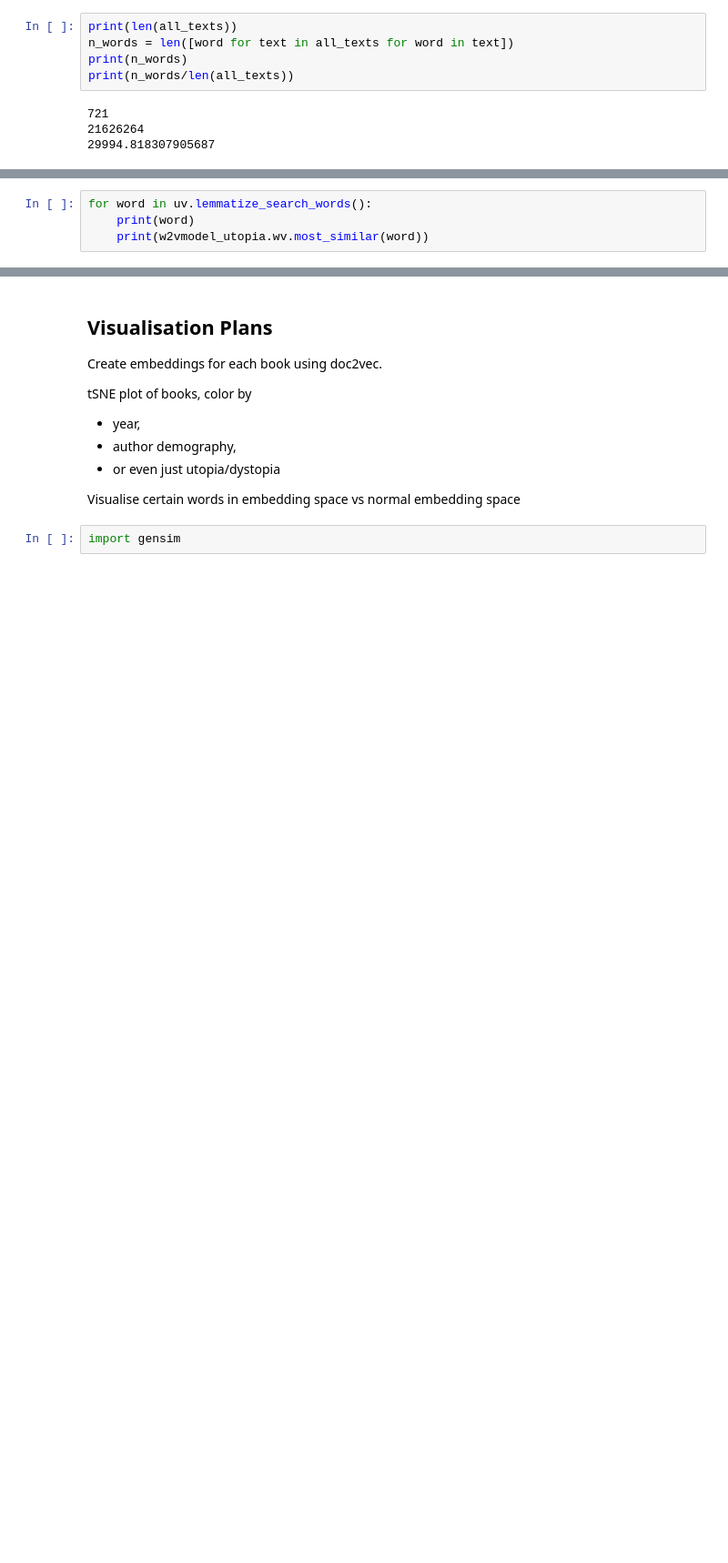
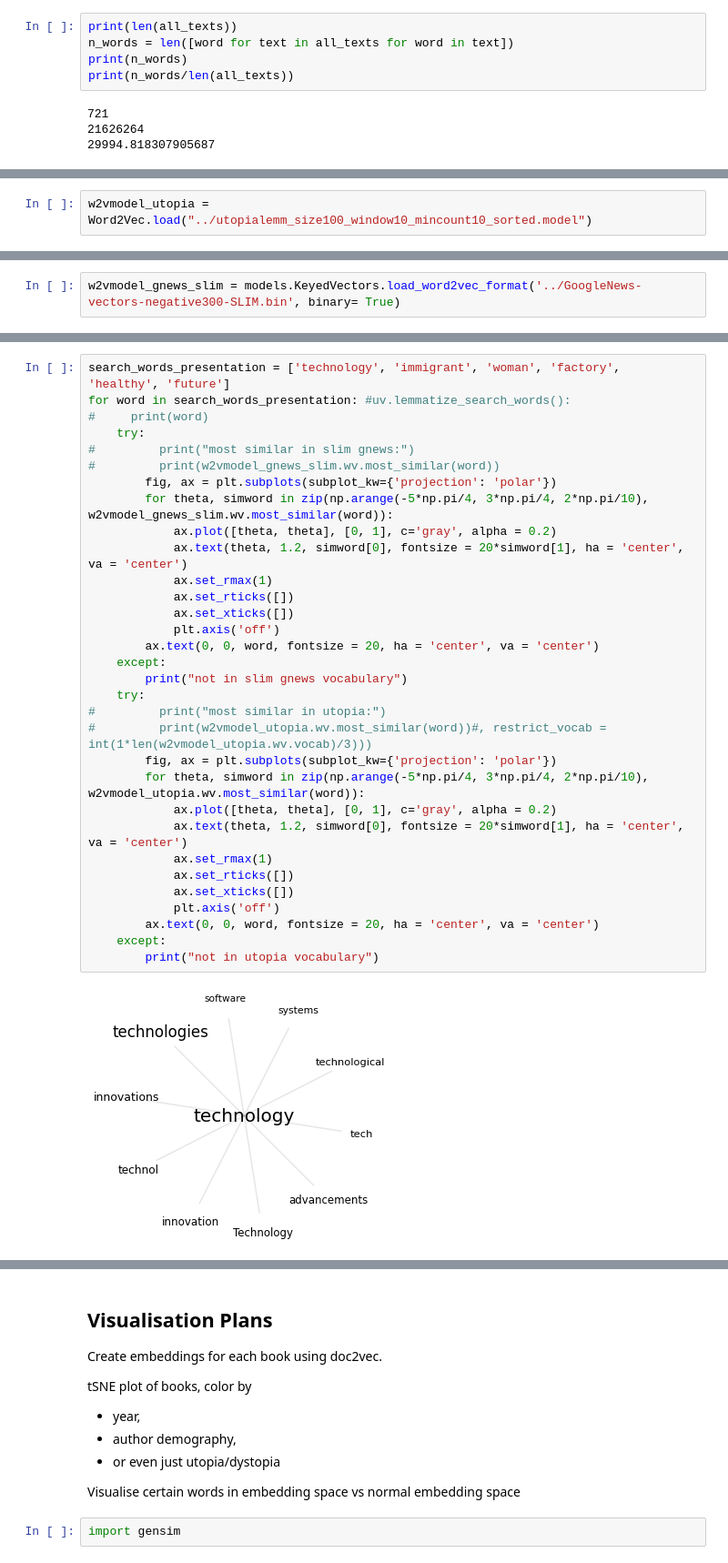
Before and after one commit to bhargavvader/UtopianVectors, a Jupyter notebook: corpus_analysis.ipynb, the cells around one changed output, grey strips where cells are left out. Shown at 91% size. Drawn from its saved outputs; the diff is of its cells as text; blank space fills up the shorter version.

Commit message:
plots for presentation

```diff
--- a/corpus_analysis.ipynb
+++ b/corpus_analysis.ipynb
@@ -29,4 +35,0 @@ w2vmodel_utopia = Word2Vec(
-# %%
-for word in uv.lemmatize_search_words():
-    print(word)
-    print(w2vmodel_utopia.wv.most_similar(word))
@@ -50,0 +38,2 @@ system
+# %%
+w2vmodel_utopia = Word2Vec.load("../utopialemm_size100_window10_mincount10_sorted.model")
@@ -50,0 +51,2 @@ system
+# %%
+w2vmodel_gnews_slim = models.KeyedVectors.load_word2vec_format('../GoogleNews-vectors-negative300-SLIM.bin', binary= True)
@@ -50,0 +73,34 @@ system
+# %%
+search_words_presentation = ['technology', 'immigrant', 'woman', 'factory', 'healthy', 'future']
+for word in search_words_presentation: #uv.lemmatize_search_words():
+#     print(word)
+    try:
+#         print("most similar in slim gnews:")
+#         print(w2vmodel_gnews_slim.wv.most_similar(word))
+        fig, ax = plt.subplots(subplot_kw={'projection': 'polar'})
+        for theta, simword in zip(np.arange(-5*np.pi/4, 3*np.pi/4, 2*np.pi/10), w2vmodel_gnews_slim.wv.most_similar(word)):
+            ax.plot([theta, theta], [0, 1], c='gray', alpha = 0.2)
+            ax.text(theta, 1.2, simword[0], fontsize = 20*simword[1], ha = 'center', va = 'center')
+            ax.set_rmax(1)
+            ax.set_rticks([])
+            ax.set_xticks([])
+            plt.axis('off')
+        ax.text(0, 0, word, fontsize = 20, ha = 'center', va = 'center')
+    except:
+        print("not in slim gnews vocabulary")
+    try:
+#         print("most similar in utopia:")
+#         print(w2vmodel_utopia.wv.most_similar(word))#, restrict_vocab = int(1*len(w2vmodel_utopia.wv.vocab)/3)))
+        fig, ax = plt.subplots(subplot_kw={'projection': 'polar'})
+        for theta, simword in zip(np.arange(-5*np.pi/4, 3*np.pi/4, 2*np.pi/10), w2vmodel_utopia.wv.most_similar(word)):
+            ax.plot([theta, theta], [0, 1], c='gray', alpha = 0.2)
+            ax.text(theta, 1.2, simword[0], fontsize = 20*simword[1], ha = 'center', va = 'center')
+            ax.set_rmax(1)
+            ax.set_rticks([])
+            ax.set_xticks([])
+            plt.axis('off')
+        ax.text(0, 0, word, fontsize = 20, ha = 'center', va = 'center')
+    except:
+        print("not in utopia vocabulary")
+# %% [output]
+[figure, added]
```
Also changed, not shown: parts of 11 cells of this notebook, 1 other file.
